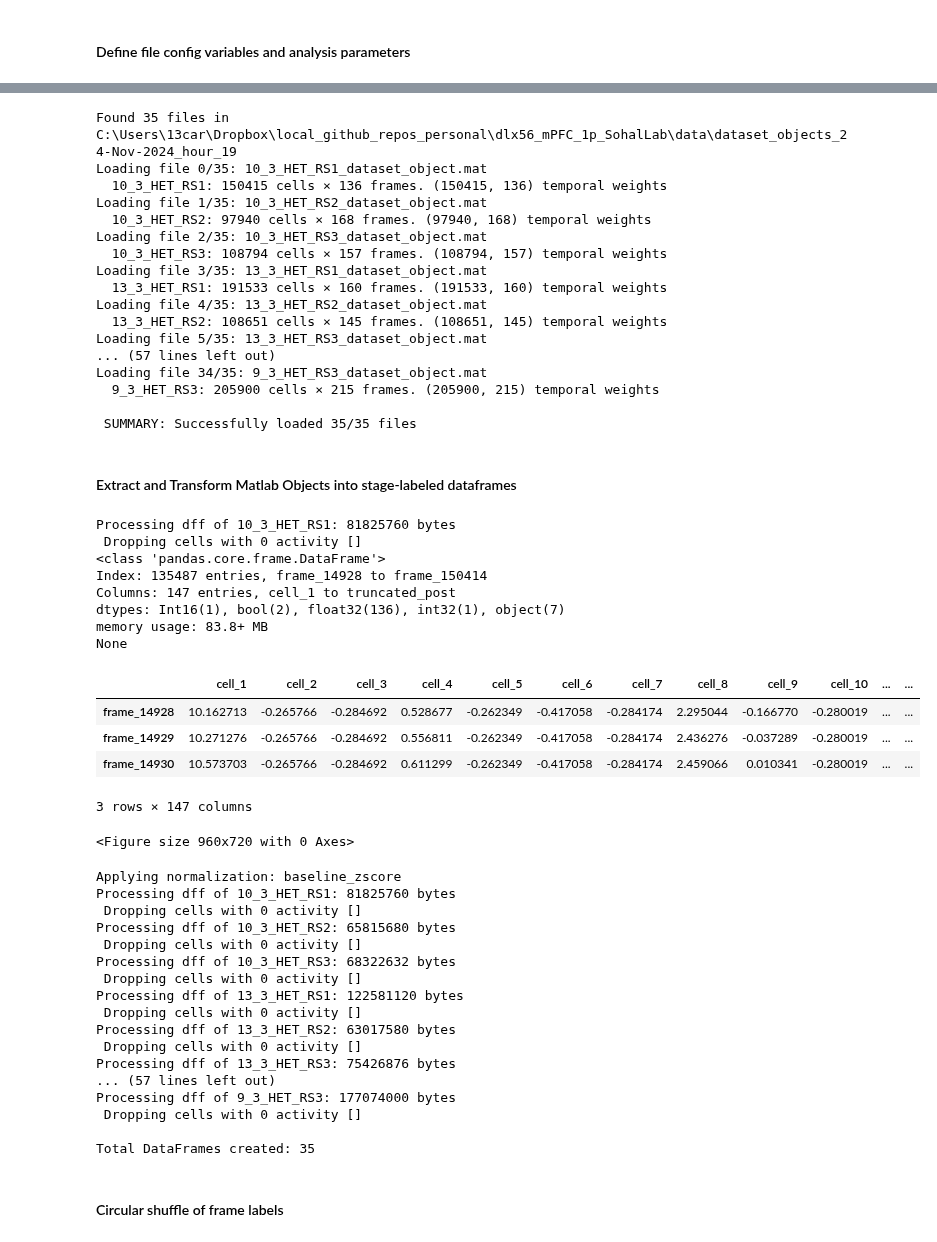
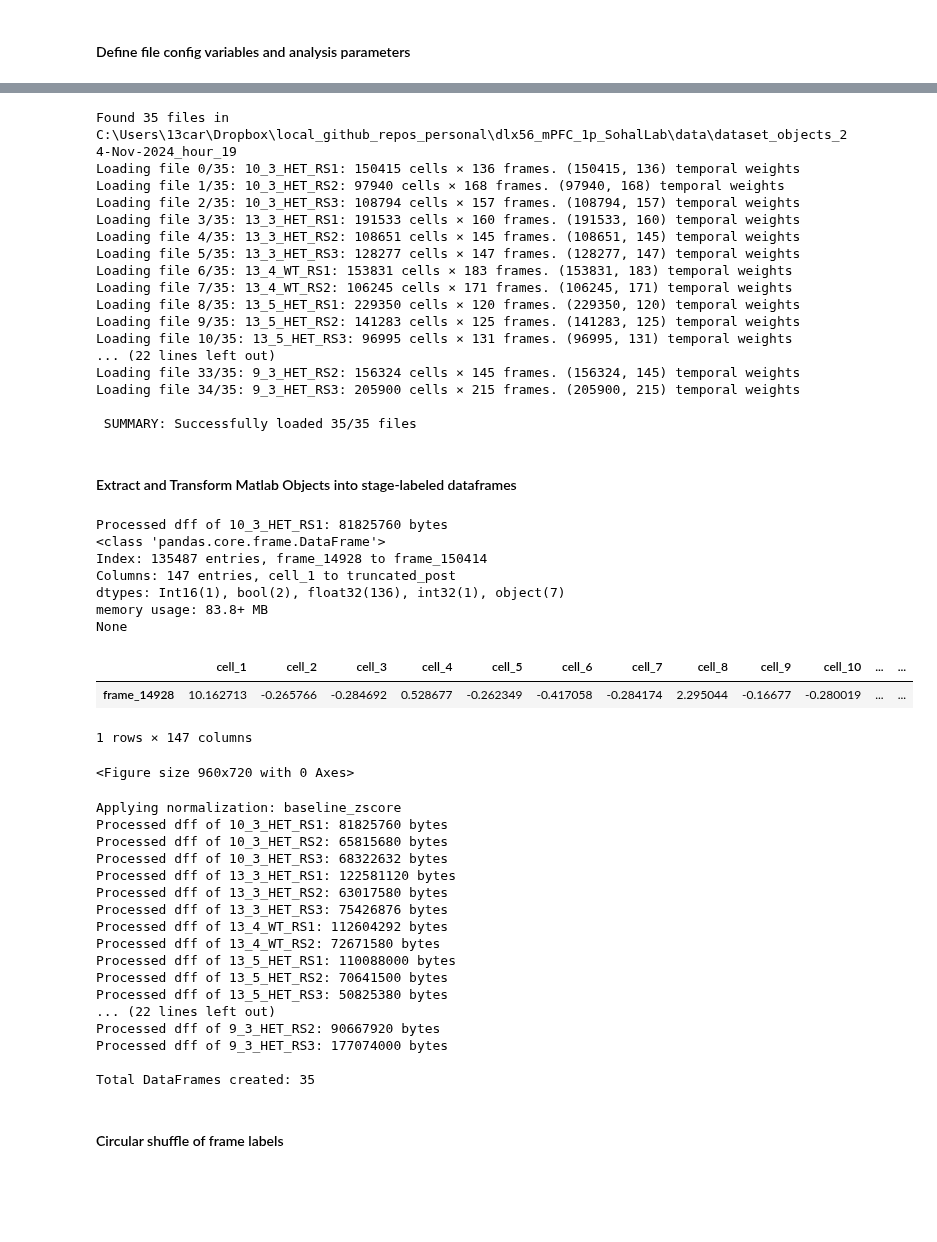
Before and after one commit to cjohnsoncruz/dlx56_mPFC_1p_SohalLab, a Jupyter notebook: code/preprocess matlab data v6_modular.ipynb, the cells around one changed output, grey strips where cells are left out. Drawn from its saved outputs; the diff is of its cells as text; code cells hidden in the pictures; blank space fills up the shorter version.

```diff
--- a/code/preprocess matlab data v6_modular.ipynb
+++ b/code/preprocess matlab data v6_modular.ipynb
@@ -124,34 +122,32 @@ loaded_objects = []
 failed_files = []
 
 for num, file in enumerate(content_names):
-    print(f"Loading file {num}/{len(content_names)}: {file.name}")
     obj = load_matlab_object(file)
     if obj is None:
         failed_files.append(file.name)
-        print(f"  SKIPPED\n")
-        continue
-    loaded_objects.append(obj)
-    print(f"  {obj['name']}: {obj['raster'].shape[0]} cells × {obj['raster'].shape[1]} frames. {obj['dff'].shape} temporal weights ")
+    else:
+        loaded_objects.append(obj)
+        print(f"Loading file {num}/{len(content_names)}: {obj['name']}: {obj['raster'].shape[0]} cells × {obj['raster'].shape[1]} frames. {obj['dff'].shape} temporal weights ")
 print(f"\n SUMMARY: Successfully loaded {len(loaded_objects)}/{len(content_names)} files")
 
 if failed_files:
     check_corrupted_files(loaded_objects, failed_files)
 # %% [output]
 Found 35 files in C:\Users\13car\Dropbox\local_github_repos_personal\dlx56_mPFC_1p_SohalLab\data\dataset_objects_24-Nov-2024_hour_19
-Loading file 0/35: 10_3_HET_RS1_dataset_object.mat
-  10_3_HET_RS1: 150415 cells × 136 frames. (150415, 136) temporal weights
-Loading file 1/35: 10_3_HET_RS2_dataset_object.mat
-  10_3_HET_RS2: 97940 cells × 168 frames. (97940, 168) temporal weights
-Loading file 2/35: 10_3_HET_RS3_dataset_object.mat
-  10_3_HET_RS3: 108794 cells × 157 frames. (108794, 157) temporal weights
-Loading file 3/35: 13_3_HET_RS1_dataset_object.mat
-  13_3_HET_RS1: 191533 cells × 160 frames. (191533, 160) temporal weights
-Loading file 4/35: 13_3_HET_RS2_dataset_object.mat
-  13_3_HET_RS2: 108651 cells × 145 frames. (108651, 145) temporal weights
-Loading file 5/35: 13_3_HET_RS3_dataset_object.mat
-... (57 lines left out)
-Loading file 34/35: 9_3_HET_RS3_dataset_object.mat
-  9_3_HET_RS3: 205900 cells × 215 frames. (205900, 215) temporal weights
+Loading file 0/35: 10_3_HET_RS1: 150415 cells × 136 frames. (150415, 136) temporal weights
+Loading file 1/35: 10_3_HET_RS2: 97940 cells × 168 frames. (97940, 168) temporal weights
+Loading file 2/35: 10_3_HET_RS3: 108794 cells × 157 frames. (108794, 157) temporal weights
+Loading file 3/35: 13_3_HET_RS1: 191533 cells × 160 frames. (191533, 160) temporal weights
+Loading file 4/35: 13_3_HET_RS2: 108651 cells × 145 frames. (108651, 145) temporal weights
+Loading file 5/35: 13_3_HET_RS3: 128277 cells × 147 frames. (128277, 147) temporal weights
+Loading file 6/35: 13_4_WT_RS1: 153831 cells × 183 frames. (153831, 183) temporal weights
+Loading file 7/35: 13_4_WT_RS2: 106245 cells × 171 frames. (106245, 171) temporal weights
+Loading file 8/35: 13_5_HET_RS1: 229350 cells × 120 frames. (229350, 120) temporal weights
+Loading file 9/35: 13_5_HET_RS2: 141283 cells × 125 frames. (141283, 125) temporal weights
+Loading file 10/35: 13_5_HET_RS3: 96995 cells × 131 frames. (96995, 131) temporal weights
+... (22 lines left out)
+Loading file 33/35: 9_3_HET_RS2: 156324 cells × 145 frames. (156324, 145) temporal weights
+Loading file 34/35: 9_3_HET_RS3: 205900 cells × 215 frames. (205900, 215) temporal weights
 
  SUMMARY: Successfully loaded 35/35 files
 # %% [markdown]
@@ -159,25 +155,22 @@ Loading file 34/35: 9_3_HET_RS3_dataset_object.mat
 # %%
 from scipy.ndimage import gaussian_filter1d
 from preprocessing_utils import dataset_obj_to_df, transform_all_datasets, get_intercol_corrs, read_shuffle_parquet_from_folder, pivot_trial_windows, extract_trial_windows, create_subject_trial_tseries_df
 
 ### testing
 test_df = dataset_obj_to_df(loaded_objects[0],config, analysis_config,  datatype = 'dff', normalize = 	config['preprocessing']['normalization']) #test 1 dataset
 print(test_df.info())
-test_df.head(3)
+test_df.head(1)
 # %% [output]
-Processing dff of 10_3_HET_RS1: 81825760 bytes
- Dropping cells with 0 activity []
+Processed dff of 10_3_HET_RS1: 81825760 bytes
 <class 'pandas.core.frame.DataFrame'>
 Index: 135487 entries, frame_14928 to frame_150414
 Columns: 147 entries, cell_1 to truncated_post
 dtypes: Int16(1), bool(2), float32(136), int32(1), object(7)
 memory usage: 83.8+ MB
 None
 |  | cell_1 | cell_2 | cell_3 | cell_4 | cell_5 | cell_6 | cell_7 | cell_8 | cell_9 | cell_10 | ... | ... |
-| frame_14928 | 10.162713 | -0.265766 | -0.284692 | 0.528677 | -0.262349 | -0.417058 | -0.284174 | 2.295044 | -0.166770 | -0.280019 | ... | ... |
-| frame_14929 | 10.271276 | -0.265766 | -0.284692 | 0.556811 | -0.262349 | -0.417058 | -0.284174 | 2.436276 | -0.037289 | -0.280019 | ... | ... |
-| frame_14930 | 10.573703 | -0.265766 | -0.284692 | 0.611299 | -0.262349 | -0.417058 | -0.284174 | 2.459066 | 0.010341 | -0.280019 | ... | ... |
+| frame_14928 | 10.162713 | -0.265766 | -0.284692 | 0.528677 | -0.262349 | -0.417058 | -0.284174 | 2.295044 | -0.16677 | -0.280019 | ... | ... |
-3 rows × 147 columns
+1 rows × 147 columns
 <Figure size 960x720 with 0 Axes>
 # %%
 # Loop over imported subject rasters and create pandas DataFrames
@@ -186,20 +179,20 @@ print(f"Applying normalization: {normalize}")
 raster_dataframes= transform_all_datasets(loaded_objects,config, analysis_config, datatype = data_type_used, normalize = normalize)
 # %% [output]
 Applying normalization: baseline_zscore
-Processing dff of 10_3_HET_RS1: 81825760 bytes
- Dropping cells with 0 activity []
-Processing dff of 10_3_HET_RS2: 65815680 bytes
- Dropping cells with 0 activity []
-Processing dff of 10_3_HET_RS3: 68322632 bytes
- Dropping cells with 0 activity []
-Processing dff of 13_3_HET_RS1: 122581120 bytes
- Dropping cells with 0 activity []
-Processing dff of 13_3_HET_RS2: 63017580 bytes
- Dropping cells with 0 activity []
-Processing dff of 13_3_HET_RS3: 75426876 bytes
-... (57 lines left out)
-Processing dff of 9_3_HET_RS3: 177074000 bytes
- Dropping cells with 0 activity []
+Processed dff of 10_3_HET_RS1: 81825760 bytes
+Processed dff of 10_3_HET_RS2: 65815680 bytes
+Processed dff of 10_3_HET_RS3: 68322632 bytes
+Processed dff of 13_3_HET_RS1: 122581120 bytes
+Processed dff of 13_3_HET_RS2: 63017580 bytes
+Processed dff of 13_3_HET_RS3: 75426876 bytes
+Processed dff of 13_4_WT_RS1: 112604292 bytes
+Processed dff of 13_4_WT_RS2: 72671580 bytes
+Processed dff of 13_5_HET_RS1: 110088000 bytes
+Processed dff of 13_5_HET_RS2: 70641500 bytes
+Processed dff of 13_5_HET_RS3: 50825380 bytes
+... (22 lines left out)
+Processed dff of 9_3_HET_RS2: 90667920 bytes
+Processed dff of 9_3_HET_RS3: 177074000 bytes
 
 Total DataFrames created: 35
 # %% [markdown]
```
Also changed, not shown: parts of 45 cells of this notebook, 2 other files.
